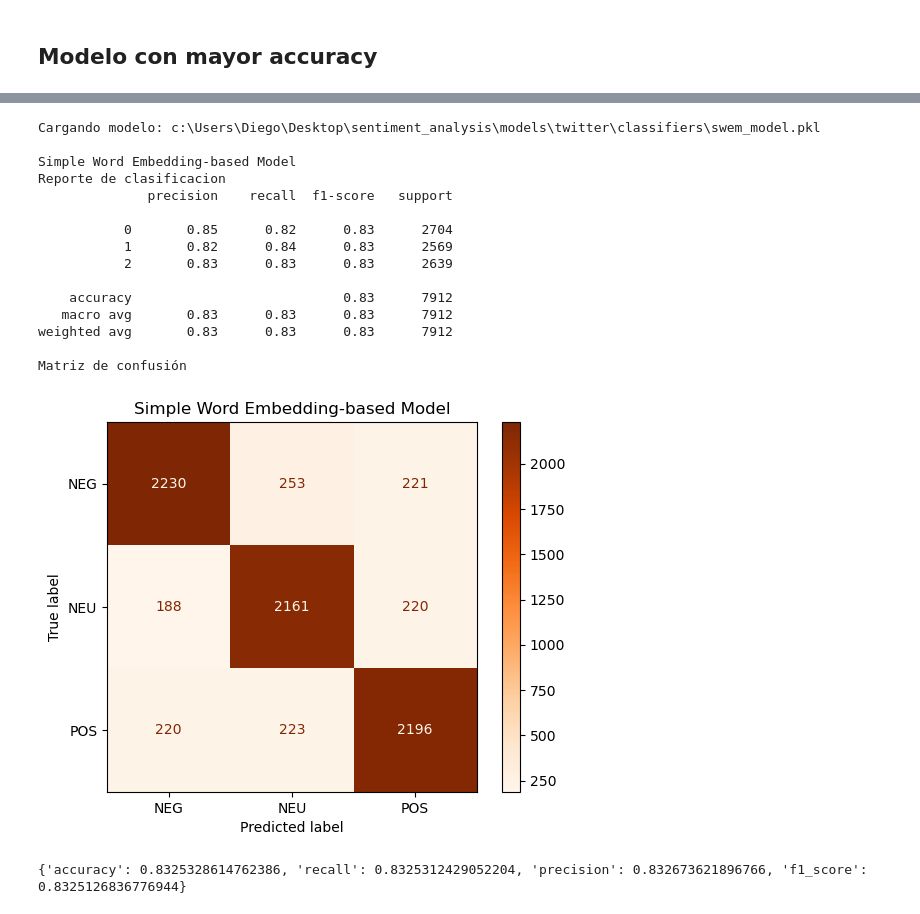
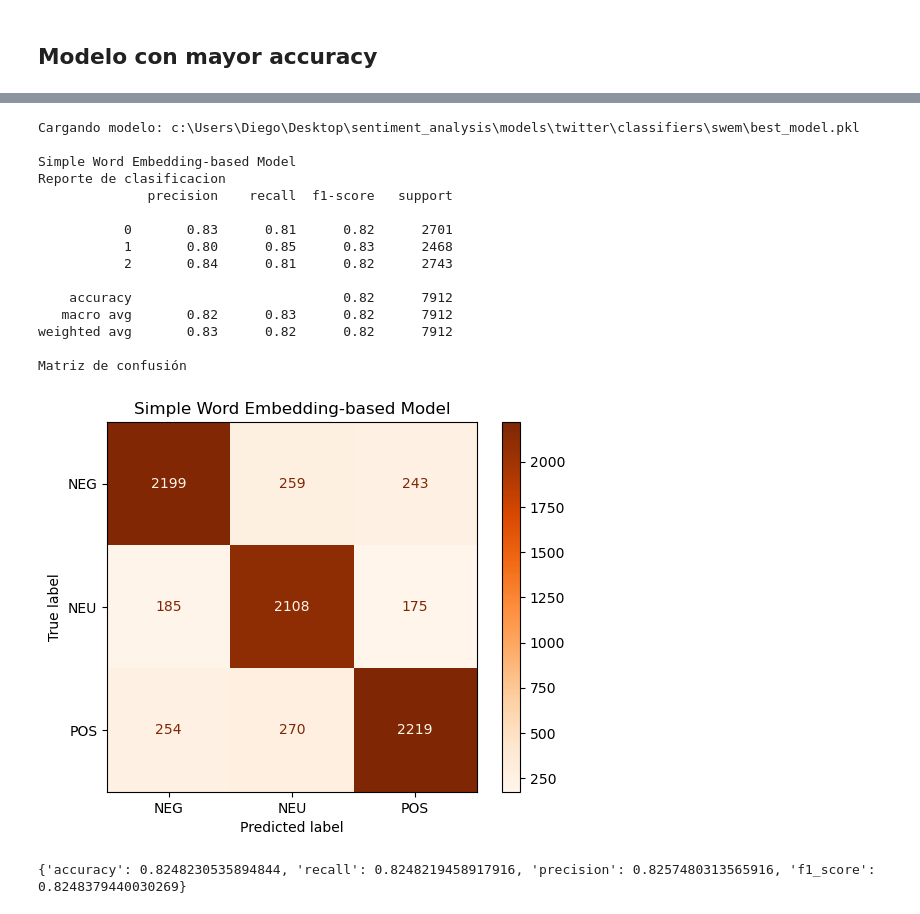
Before and after one commit to diegourielvr/sentiment_analysis, a Jupyter notebook: notebooks/twitter/06_SWEM_twitter.ipynb, the cells around one changed output, grey strips where cells are left out. Saved outputs shown, nothing was run; the diff lists cells and outputs as text; code cells hidden in the pictures.

```diff
--- a/notebooks/twitter/06_SWEM_twitter.ipynb
+++ b/notebooks/twitter/06_SWEM_twitter.ipynb
@@ -224,7 +228,7 @@ for pooling in list_pooling:
 ## Modelo con mayor accuracy
 # %%
 # Seleccionar los hiperparámetros que generan mayor accuracy
-df_metrics = pd.read_csv(TWITTER_SWEM_METRICS_PATH)
+df_metrics = pd.read_csv(SWEM_METRICS_PATH)
 
 best_acc = df_metrics.loc[df_metrics['accuracy'].idxmax()]
 print(best_acc)
@@ -246,33 +251,33 @@ train_time        464.947865
 Name: 19, dtype: object
 # %%
+from src.trainers.utils import load_model
 from src.trainers.train_swem import evaluate_model
-from src.trainers.utils import load_model
 
 # Evaluar modelo con datos de prueba
-model = load_model(SWEM_MODEL_PATH)
+model = load_model(os.path.join(SWEM_MODEL_DIR, "best_model.pkl"))
 metrics = evaluate_model(
     model,
     dataset_test_tokenized,
     "Simple Word Embedding-based Model",
     EMBEDDING_W2V_TWITTER_PATH,
     best_acc['pooling'],
     )
 print(metrics)
 # %% [output]
-Cargando modelo: c:\Users\Diego\Desktop\sentiment_analysis\models\twitter\classifiers\swem_model.pkl
+Cargando modelo: c:\Users\Diego\Desktop\sentiment_analysis\models\twitter\classifiers\swem\best_model.pkl
 
 Simple Word Embedding-based Model
 Reporte de clasificacion
               precision    recall  f1-score   support
 
-           0       0.85      0.82      0.83      2704
-           1       0.82      0.84      0.83      2569
-           2       0.83      0.83      0.83      2639
+           0       0.83      0.81      0.82      2701
+           1       0.80      0.85      0.83      2468
+           2       0.84      0.81      0.82      2743
 
-    accuracy                           0.83      7912
-   macro avg       0.83      0.83      0.83      7912
-weighted avg       0.83      0.83      0.83      7912
+    accuracy                           0.82      7912
+   macro avg       0.82      0.83      0.82      7912
+weighted avg       0.83      0.82      0.82      7912
 
 Matriz de confusión
-[figure, old version]
+[figure, new version]
-{'accuracy': 0.8325328614762386, 'recall': 0.8325312429052204, 'precision': 0.832673621896766, 'f1_score': 0.8325126836776944}
+{'accuracy': 0.8248230535894844, 'recall': 0.8248219458917916, 'precision': 0.8257480313565916, 'f1_score': 0.8248379440030269}
```
Also changed, not shown: parts of 13 cells of this notebook, 3 other files.
